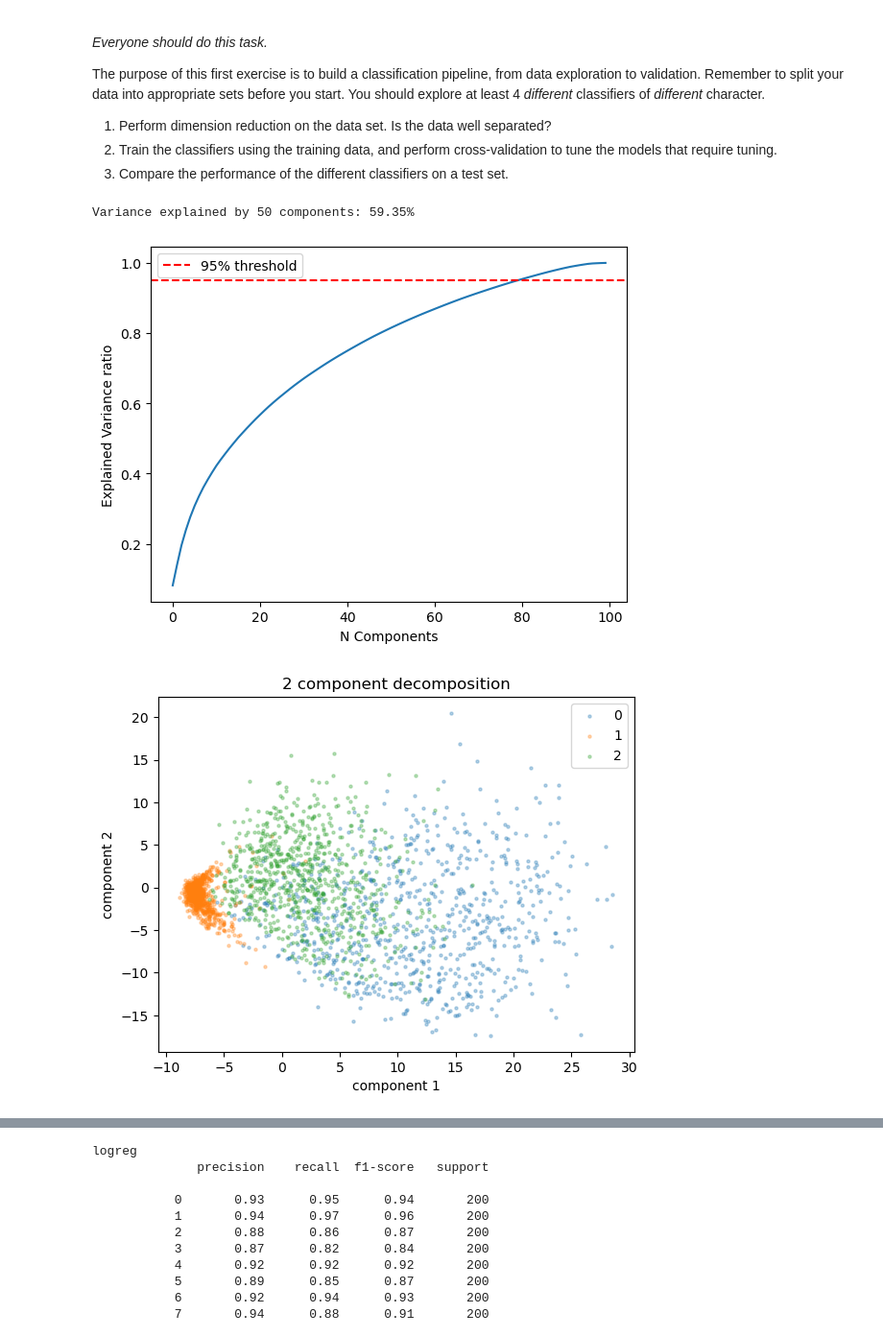
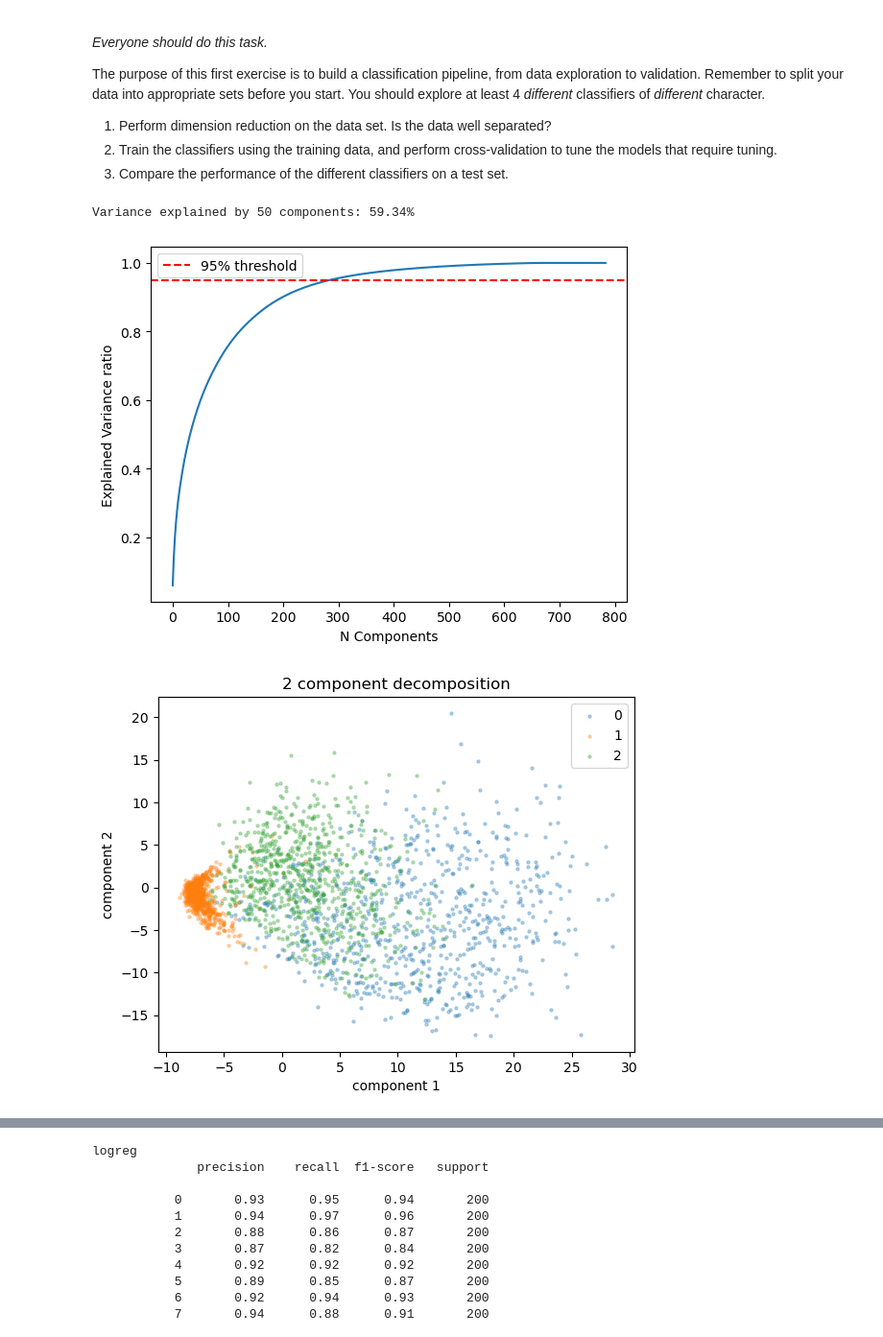
Before and after one commit to Jacob-sandstrom/MVE441-Statistical-learning-for-big-data, a Jupyter notebook: Project 1/project1Py.ipynb, the cells around one changed output, grey strips where cells are left out. Shown at 96% size. Cells and saved outputs as stored; diff of their text form; code cells hidden in the pictures.

```diff
--- a/Project 1/project1Py.ipynb
+++ b/Project 1/project1Py.ipynb
@@ -151,37 +151,38 @@ x_pca = pca.fit_transform(x_scaled)
 
 cumvar = np.cumsum(pca.explained_variance_ratio_)
 print(f"Variance explained by {n_components} components: {cumvar[-1]:.2%}")
 
-pca_full = PCA().fit(x_train)
+pca_full = PCA().fit(x_scaled)
 plt.plot(np.cumsum(pca_full.explained_variance_ratio_))
 plt.xlabel("N Components")
 plt.ylabel("Explained Variance ratio")
 plt.axhline(0.95, color='r', linestyle='--', label='95% threshold')
 plt.legend()
 plt.show()
 
 
-pca = PCA(n_components=100)
+n_components = 300
+pca = PCA(n_components=n_components)
 x_pca = pca.fit_transform(x_scaled)
 
 x_train, x_test, y_train, y_test = train_test_split(
     x_pca, labels, test_size=0.2, random_state=42, stratify=labels
 )
 
 pca2d = PCA(n_components=2).fit_transform(x_train)
 
 plt.figure()
 for digit in range(len(digits)):
     mask = y_train == digit
     plt.scatter(pca2d[mask, 0], pca2d[mask, 1], label=digit, alpha=0.3, s=5)
 plt.title("2 component decomposition")
 plt.xlabel("component 1")
 plt.ylabel("component 2")
 plt.legend()
 plt.show()
 # %% [output]
-Variance explained by 50 components: 59.35%
+Variance explained by 50 components: 59.34%
-[figure, old version]
+[figure, new version]
 [figure]
 # %%
 # --- Log Reg ---
```
Also changed, not shown: parts of 2 cells of this notebook.
